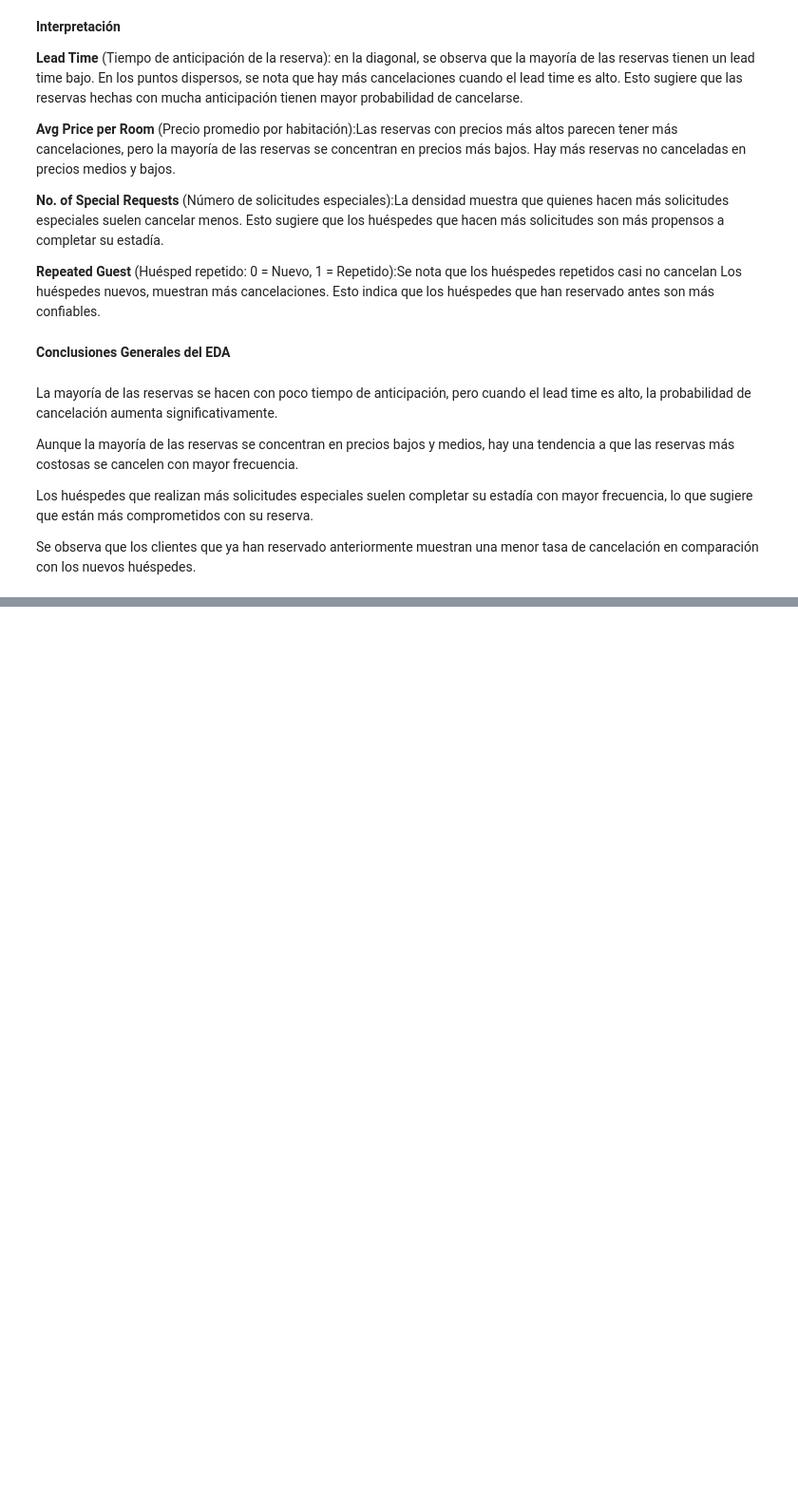
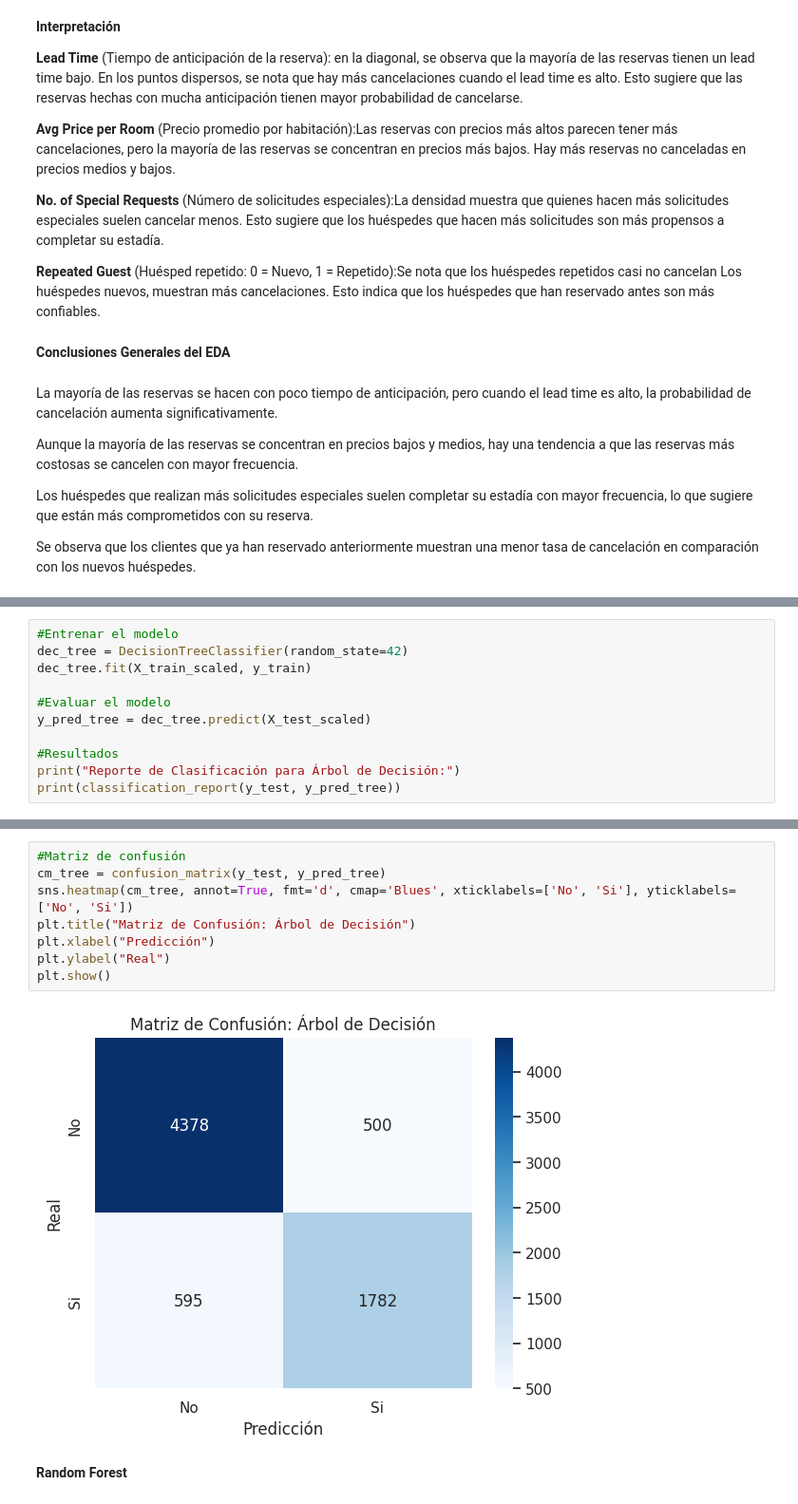
Before and after one commit to fiamma-rivero/proyectoReservas, a Jupyter notebook: ProyectoFinal_Rivero.ipynb, the cells around one changed output, grey strips where cells are left out. Shown at 95% size. Saved outputs shown, nothing was run; the diff lists cells and outputs as text; blank space fills up the shorter version.

```diff
--- a/ProyectoFinal_Rivero.ipynb
+++ b/ProyectoFinal_Rivero.ipynb
@@ -294,0 +397,11 @@ Se observa que los clientes que ya han reservado anteriormente muestran una meno
+# %%
+#Entrenar el modelo
+dec_tree = DecisionTreeClassifier(random_state=42)
+dec_tree.fit(X_train_scaled, y_train)
+
+#Evaluar el modelo
+y_pred_tree = dec_tree.predict(X_test_scaled)
+
+#Resultados
+print("Reporte de Clasificación para Árbol de Decisión:")
+print(classification_report(y_test, y_pred_tree))
@@ -294,0 +418,12 @@ Se observa que los clientes que ya han reservado anteriormente muestran una meno
+# %%
+#Matriz de confusión
+cm_tree = confusion_matrix(y_test, y_pred_tree)
+sns.heatmap(cm_tree, annot=True, fmt='d', cmap='Blues', xticklabels=['No', 'Si'], yticklabels=['No', 'Si'])
+plt.title("Matriz de Confusión: Árbol de Decisión")
+plt.xlabel("Predicción")
+plt.ylabel("Real")
+plt.show()
+# %% [output]
+[figure, added]
+# %% [markdown]
+**Random Forest**
```
Also changed, not shown: parts of 33 cells of this notebook, 1 other file.
